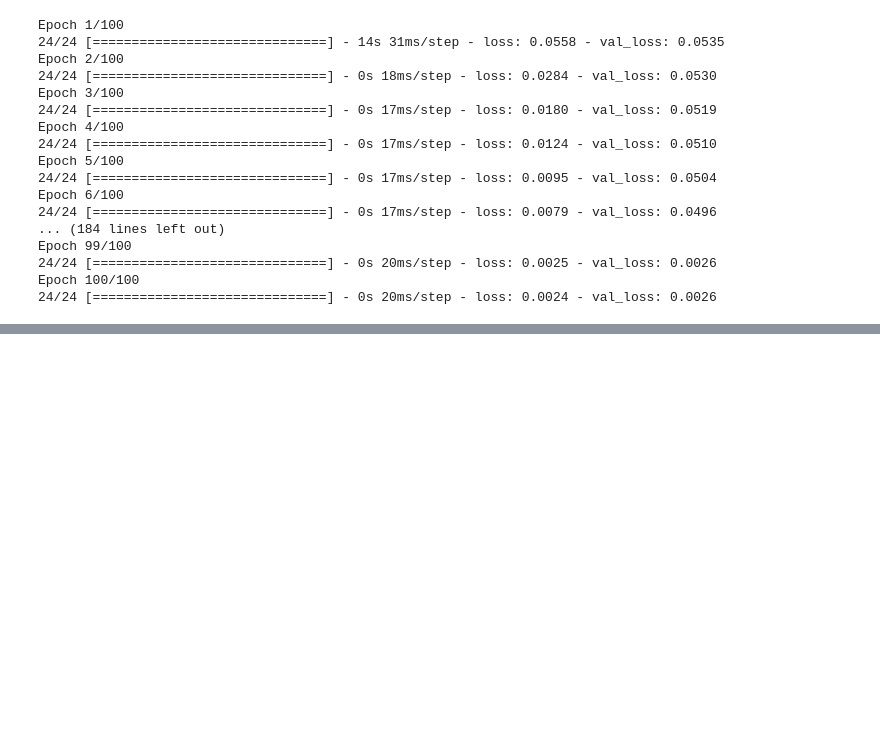
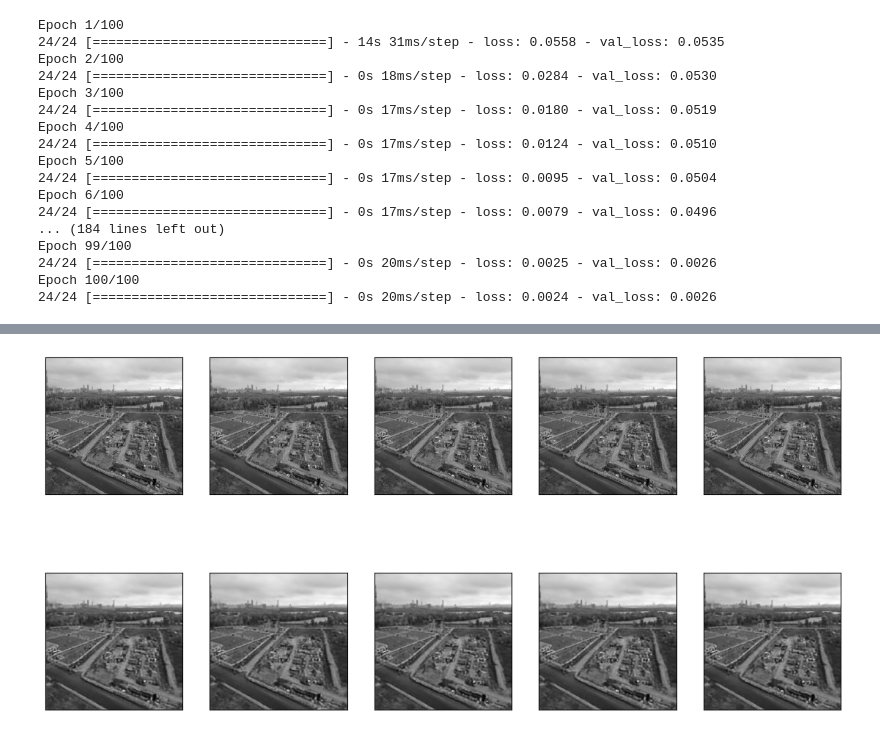
Before and after one commit to GitBar20/AI, a Jupyter notebook: Test1.ipynb, the cells around one changed output, grey strips where cells are left out. Saved outputs shown, nothing was run; the diff lists cells and outputs as text; code cells hidden in the pictures; blank space fills up the shorter version.

```diff
--- a/Test1.ipynb
+++ b/Test1.ipynb
@@ -251,0 +287,15 @@ from tensorflow.keras.metrics import Accuracy
+# %%
+# путь к папке для хранения моделей
+PATH = '/content/my_ae_models'
+
+# создадим папку для моделей, если её еще нет
+if not os.path.isdir(PATH):
+  os.mkdir(PATH)
+# %%
+# Сохранение/восстановление параметров модели
+ae_mnist.save_weights(PATH + '/ae_mnist.h5') # Сохраняем модель
+ae_mnist.load_weights(PATH + '/ae_mnist.h5') # Загружаем модель
+# %%
+# Получение предсказания автокодировщика на тренировочной и тестовой выборках
+pred_train = ae_mnist.predict(X_train)
+pred_test = ae_mnist.predict(X_test)
@@ -251,0 +305,5 @@ from tensorflow.keras.metrics import Accuracy
+# %%
+# Сравнение исходных и восстановленных картинок из тестовой выборки
+plot_images(X_test, pred_test)
+# %% [output]
+[figure, added]
```
Also changed, not shown: parts of 5 cells of this notebook.
